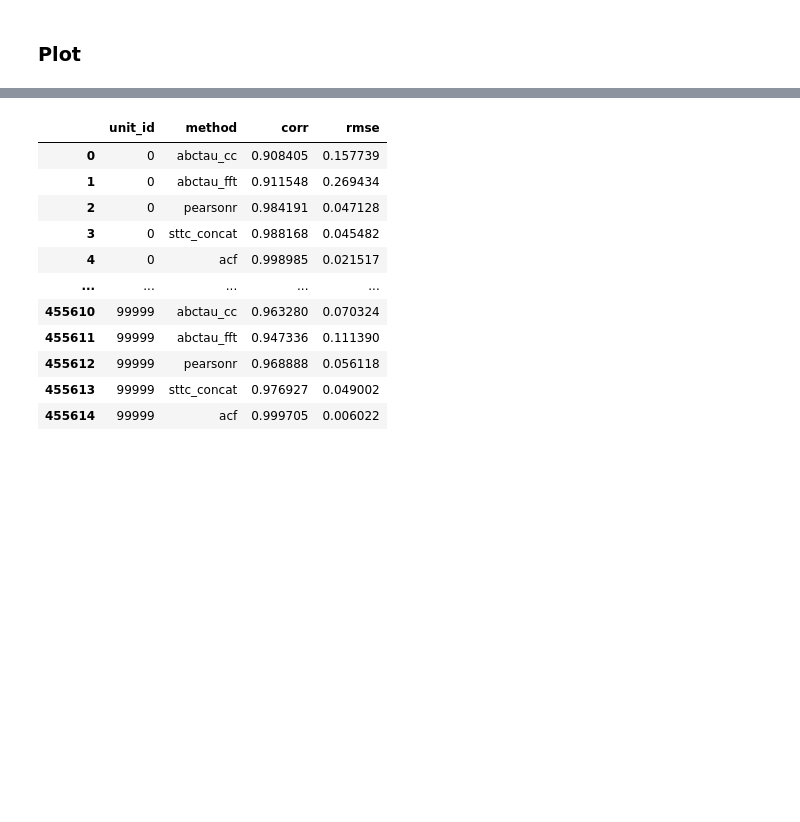
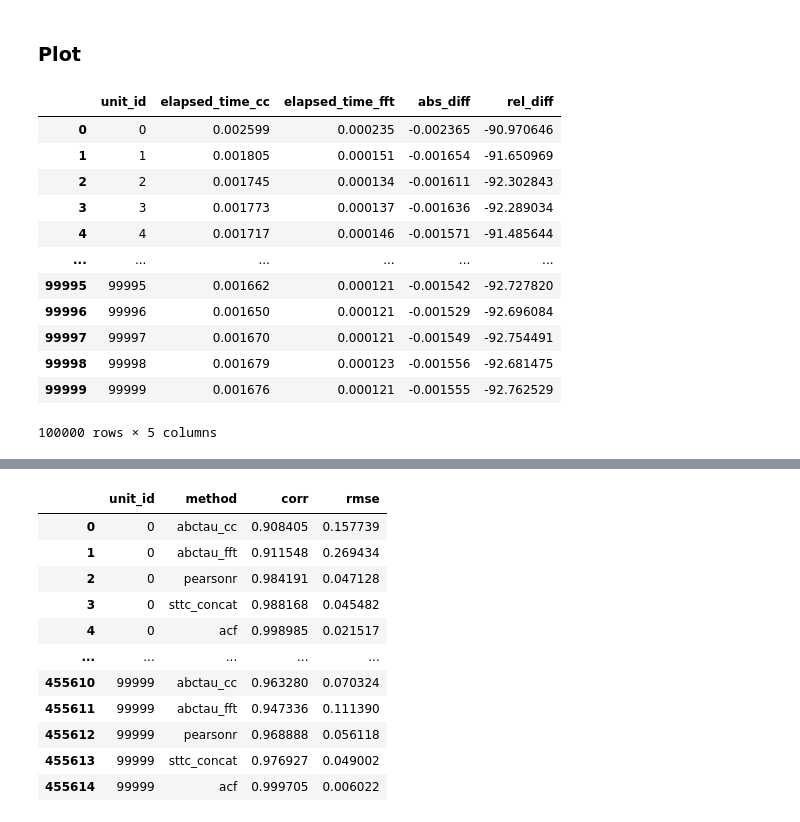
Before and after one commit to iinnpp/isttc, a Jupyter notebook: notebooks/abctau_tests/syn_dataset_trials_summ_stat.ipynb, the cells around one changed output, grey strips where cells are left out. Drawn from its saved outputs; the diff is of its cells as text; code cells hidden in the pictures; blank space fills up the shorter version.

```diff
--- a/notebooks/abctau_tests/syn_dataset_trials_summ_stat.ipynb
+++ b/notebooks/abctau_tests/syn_dataset_trials_summ_stat.ipynb
@@ -173,3 +185,19 @@ color_abctau_cc = '#B4464B'
 color_abctau_fft = '#A74C55'
 
 colors = [color_acf_full, color_pearson_trail_avg, color_sttc_trail_concat, color_abctau_cc, color_abctau_fft]
+# %%
+elapsed_time_df
+# %% [output]
+|  | unit_id | elapsed_time_cc | elapsed_time_fft | abs_diff | rel_diff |
+| 0 | 0 | 0.002599 | 0.000235 | -0.002365 | -90.970646 |
+| 1 | 1 | 0.001805 | 0.000151 | -0.001654 | -91.650969 |
+| 2 | 2 | 0.001745 | 0.000134 | -0.001611 | -92.302843 |
+| 3 | 3 | 0.001773 | 0.000137 | -0.001636 | -92.289034 |
+| 4 | 4 | 0.001717 | 0.000146 | -0.001571 | -91.485644 |
+| ... | ... | ... | ... | ... | ... |
+| 99995 | 99995 | 0.001662 | 0.000121 | -0.001542 | -92.727820 |
+| 99996 | 99996 | 0.001650 | 0.000121 | -0.001529 | -92.696084 |
+| 99997 | 99997 | 0.001670 | 0.000121 | -0.001549 | -92.754491 |
+| 99998 | 99998 | 0.001679 | 0.000123 | -0.001556 | -92.681475 |
+| 99999 | 99999 | 0.001676 | 0.000121 | -0.001555 | -92.762529 |
+100000 rows × 5 columns
```
Also changed, not shown: parts of 10 cells of this notebook, 8 other files.
